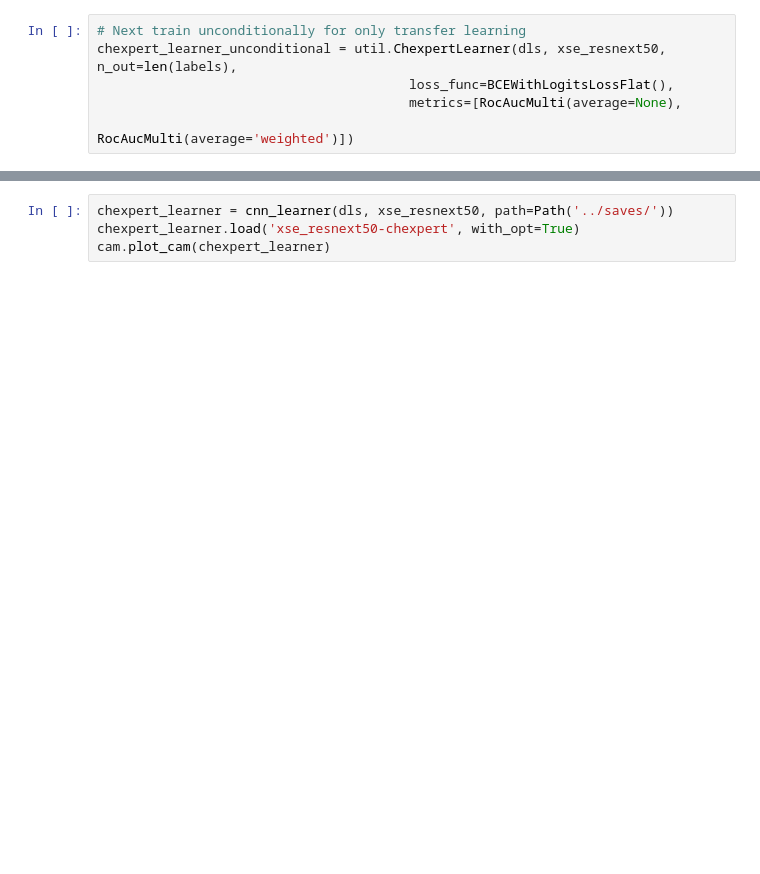
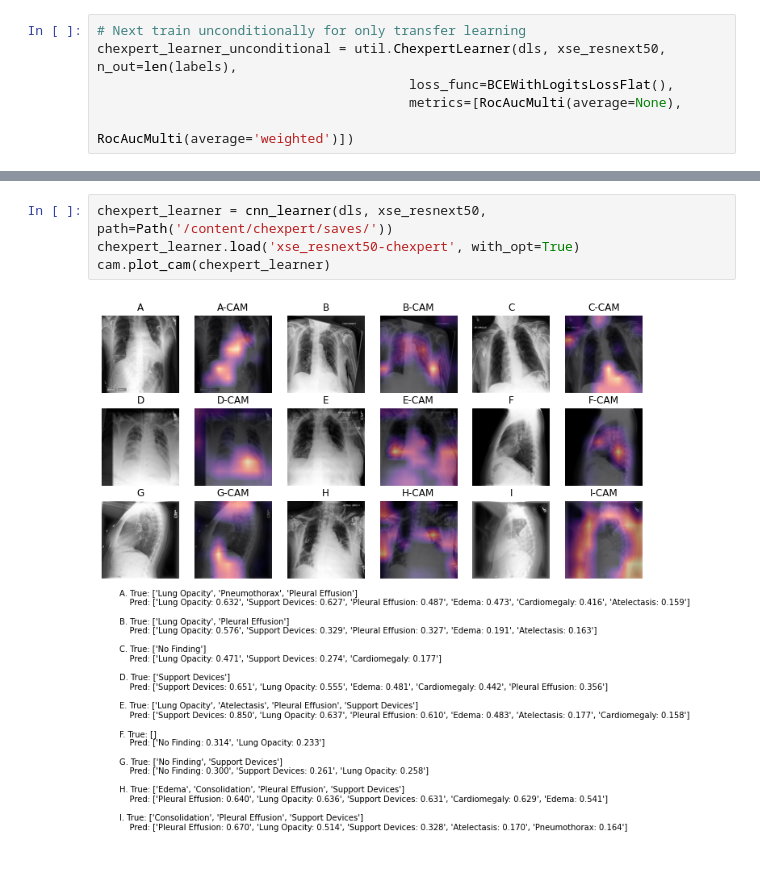
Before and after one commit to pujandave25/chexpert, a Jupyter notebook: models/Squeeze-and-Excite-ResNet.ipynb, the cells around one changed output, grey strips where cells are left out. Saved outputs shown, nothing was run; the diff lists cells and outputs as text; blank space fills up the shorter version.

```diff
--- a/models/Squeeze-and-Excite-ResNet.ipynb
+++ b/models/Squeeze-and-Excite-ResNet.ipynb
@@ -117,7 +154,9 @@ chexpert_learner_unconditional.learn_model(use_saved=True, train_saved=True, epo
 # %%
-chexpert_learner = cnn_learner(dls, xse_resnext50, path=Path('../saves/'))
+chexpert_learner = cnn_learner(dls, xse_resnext50, path=Path('/content/chexpert/saves/'))
 chexpert_learner.load('xse_resnext50-chexpert', with_opt=True)
 cam.plot_cam(chexpert_learner)
+# %% [output]
+[figure, added]
 # %%
 # Save the final model
 chexpert_learner_unconditional.learn.save('xse_resnext50-chexpert-final')
```
Also changed, not shown: parts of 11 cells of this notebook.
